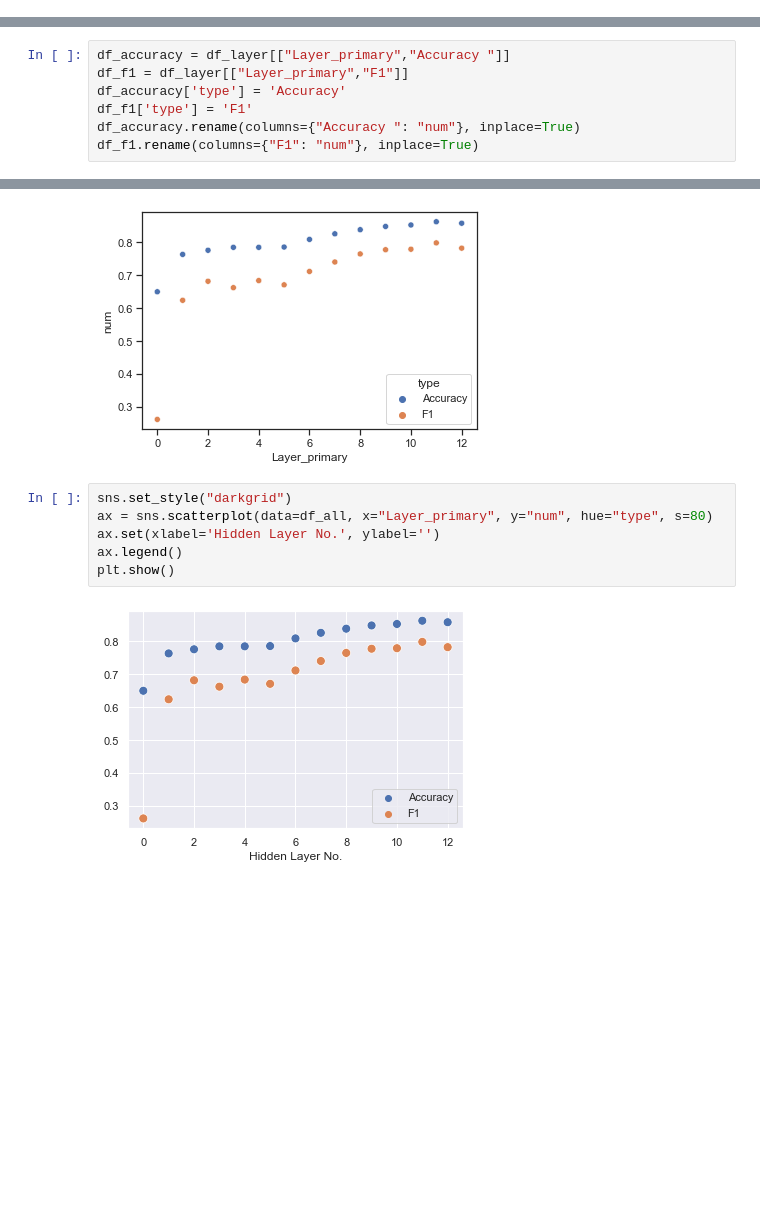
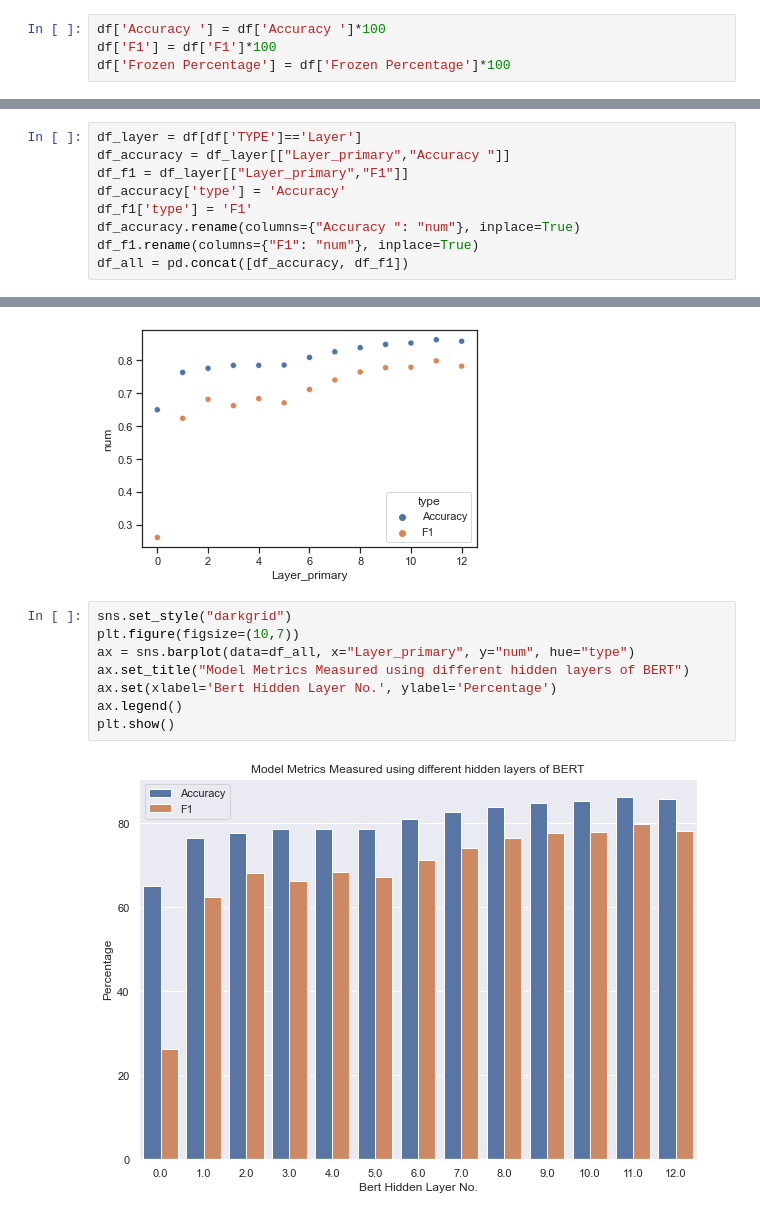
Before and after one commit to frankliu-x/w266_final_project, a Jupyter notebook: report_charts/charts.ipynb, the cells around one changed output, grey strips where cells are left out. Cells and saved outputs as stored; diff of their text form; blank space fills up the shorter version.

Commit message:
update chart ++

```diff
--- a/report_charts/charts.ipynb
+++ b/report_charts/charts.ipynb
@@ -15,6 +15,10 @@ df.head()
 | 2 | 10.0 | NaN | 0.0 | NaN | 0.852679 | 0.779126 | Layer |
 | 3 | 9.0 | NaN | 0.0 | NaN | 0.848214 | 0.777597 | Layer |
 | 4 | 8.0 | NaN | 0.0 | NaN | 0.838393 | 0.764845 | Layer |
+# %%
+df['Accuracy '] = df['Accuracy ']*100
+df['F1'] = df['F1']*100
+df['Frozen Percentage'] = df['Frozen Percentage']*100
 # %%
 df_layer = df[df['TYPE']=='Layer']
 # %%
@@ -24,12 +28,14 @@ Index(['Layer_primary', 'Layer_secondary', 'Frozen Percentage', 'FC Network ',
        'Accuracy ', 'F1', 'TYPE'],
       dtype='object')
 # %%
+df_layer = df[df['TYPE']=='Layer']
 df_accuracy = df_layer[["Layer_primary","Accuracy "]]
 df_f1 = df_layer[["Layer_primary","F1"]]
 df_accuracy['type'] = 'Accuracy'
 df_f1['type'] = 'F1'
 df_accuracy.rename(columns={"Accuracy ": "num"}, inplace=True)
 df_f1.rename(columns={"F1": "num"}, inplace=True)
+df_all = pd.concat([df_accuracy, df_f1])
 # %% [output]
 A value is trying to be set on a copy of a slice from a DataFrame.
 Try using .loc[row_indexer,col_indexer] = value instead
@@ -67,9 +71,11 @@ sns.scatterplot(data=df_all, x="Layer_primary", y="num", hue="type")
 [figure]
 # %%
 sns.set_style("darkgrid")
-ax = sns.scatterplot(data=df_all, x="Layer_primary", y="num", hue="type", s=80)
-ax.set(xlabel='Hidden Layer No.', ylabel='')
+plt.figure(figsize=(10,7))
+ax = sns.barplot(data=df_all, x="Layer_primary", y="num", hue="type")
+ax.set_title("Model Metrics Measured using different hidden layers of BERT")
+ax.set(xlabel='Bert Hidden Layer No.', ylabel='Percentage')
 ax.legend()
 plt.show()
 # %% [output]
-[figure, old version]
+[figure, new version]
```
Also changed, not shown: parts of 4 cells of this notebook.
